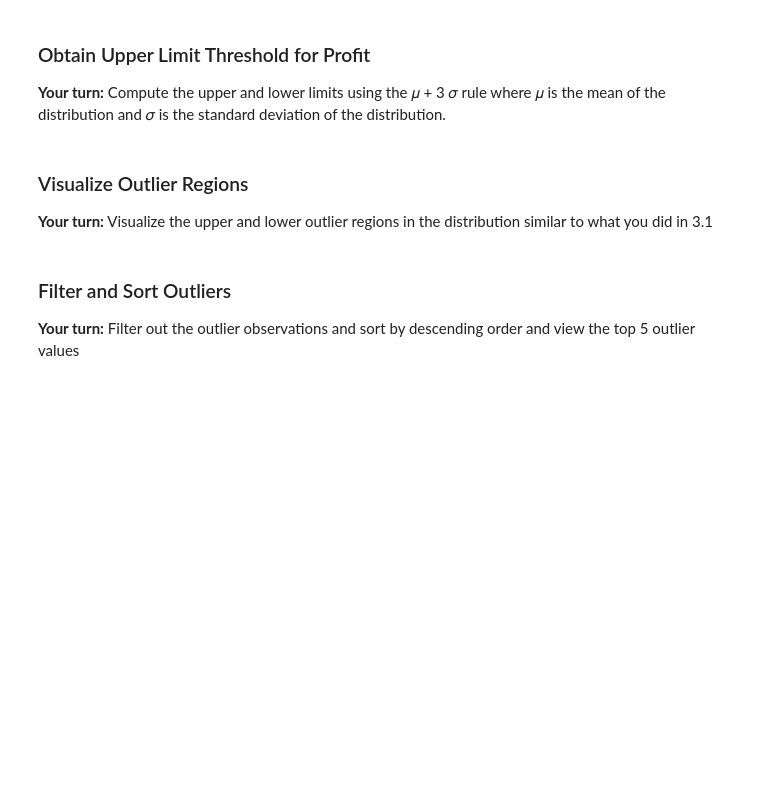
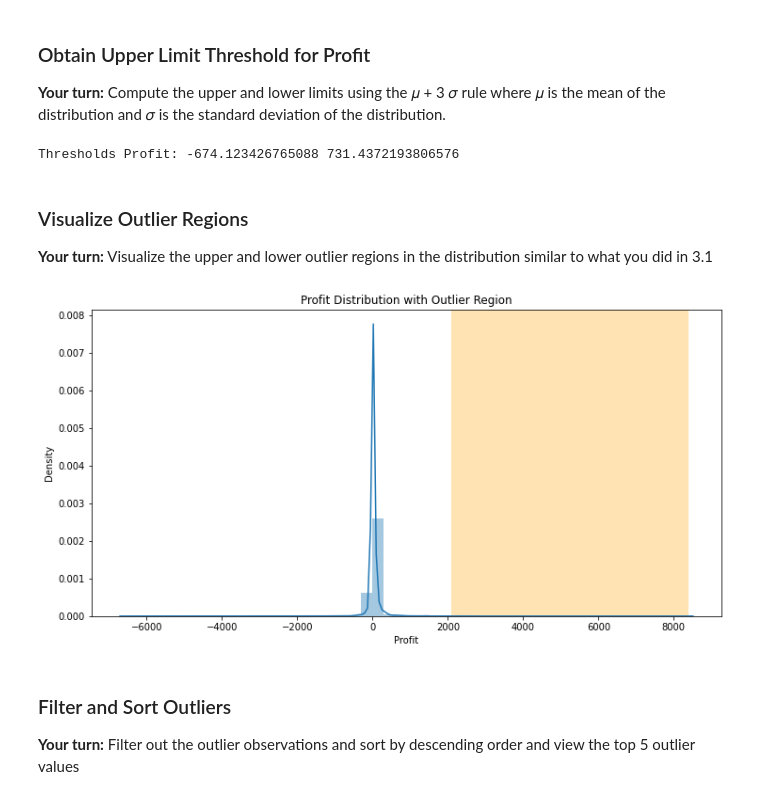
Before and after one commit to dantohe/Springboard, a Jupyter notebook: anomaly-detection/mec-16.4.1-anomaly-detection-mini-project/Mini_Project_Anomaly_Detection.ipynb, the cells around one changed output. Drawn from its saved outputs; the diff is of its cells as text; code cells hidden in the pictures; blank space fills up the shorter version.

```diff
--- a/anomaly-detection/mec-16.4.1-anomaly-detection-mini-project/Mini_Project_Anomaly_Detection.ipynb
+++ b/anomaly-detection/mec-16.4.1-anomaly-detection-mini-project/Mini_Project_Anomaly_Detection.ipynb
@@ -202,3 +241,16 @@ print('Thresholds Profit:', threshold_profit_lower_limit, threshold_profit_upper
+# %%
+
+# threshold_sales_value = mean_sales + three_sigma_sales
+mean_profit =  df['Profit'].mean()
+sigma_profit = df['Profit'].std()
+three_sigma_profit = 3*sigma_profit
+
+threshold_profit_upper_limit = mean_profit + three_sigma_profit
+threshold_profit_lower_limit = mean_profit - three_sigma_profit
+
+print('Thresholds Profit:', threshold_profit_lower_limit, threshold_profit_upper_limit)
+# %% [output]
+Thresholds Profit: -674.123426765088 731.4372193806576
 # %% [markdown]
 ### Visualize Outlier Regions
 
@@ -208,3 +258,11 @@ __Your turn:__ Visualize the upper and lower outlier regions in the distribution
+# %%
+fig, ax = plt.subplots(1, 1, figsize=(12, 6))
+
+sns.distplot(df['Profit'])
+plt.axvspan(threshold_sales_value, df['Profit'].max(), facecolor='orange', alpha=0.3)
+plt.title("Profit Distribution with Outlier Region");
+# %% [output]
+[figure, added]
 # %% [markdown]
 ### Filter and Sort Outliers
 
```
Also changed, not shown: parts of 19 cells of this notebook.
